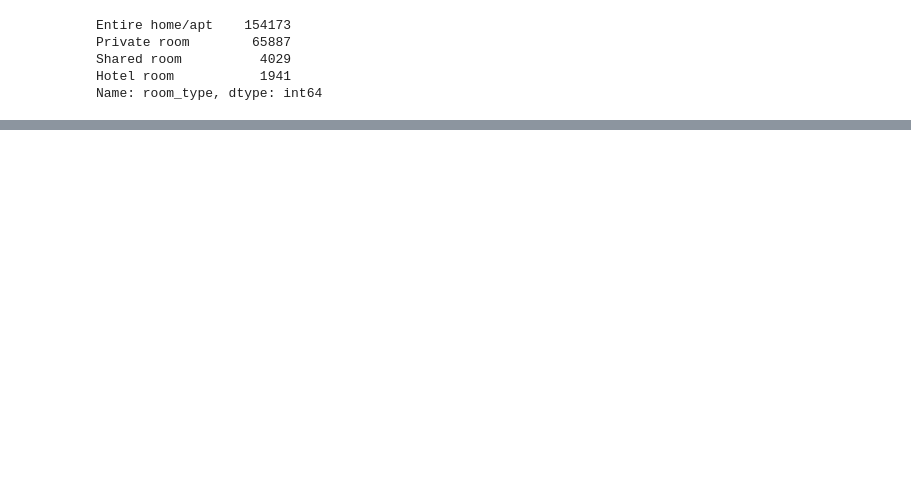
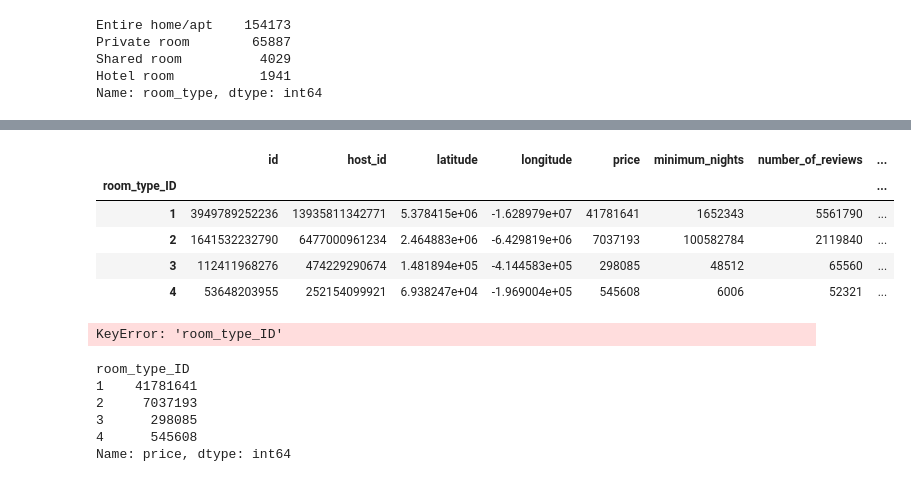
Before and after one commit to cLineman/Rental-Property-Prediction-Model, a Jupyter notebook: Data Cleaning.ipynb, the cells around one changed output, grey strips where cells are left out. Saved outputs shown, nothing was run; the diff lists cells and outputs as text; code cells hidden in the pictures; blank space fills up the shorter version.

```diff
--- a/Data Cleaning.ipynb
+++ b/Data Cleaning.ipynb
@@ -134,0 +170,24 @@ ValueError: Length of values (4) does not match length of index (226030)
+# %%
+roomType = airbnbDS.groupby('room_type_ID').sum()
+# %%
+roomType.head()
+# %% [output]
+|  | id | host_id | latitude | longitude | price | minimum_nights | number_of_reviews | ... |
+| room_type_ID |  |  |  |  |  |  |  | ... |
+| 1 | 3949789252236 | 13935811342771 | 5.378415e+06 | -1.628979e+07 | 41781641 | 1652343 | 5561790 | ... |
+| 2 | 1641532232790 | 6477000961234 | 2.464883e+06 | -6.429819e+06 | 7037193 | 100582784 | 2119840 | ... |
+| 3 | 112411968276 | 474229290674 | 1.481894e+05 | -4.144583e+05 | 298085 | 48512 | 65560 | ... |
+| 4 | 53648203955 | 252154099921 | 6.938247e+04 | -1.969004e+05 | 545608 | 6006 | 52321 | ... |
+# %%
+plt.plot(roomType['room_type_ID'] ,roomType['price'])
+# %% [output]
+KeyError: 'room_type_ID'
+# %%
+roomType['price']
+# %% [output]
+room_type_ID
+1    41781641
+2     7037193
+3      298085
+4      545608
+Name: price, dtype: int64
```
Also changed, not shown: parts of 5 cells of this notebook.
